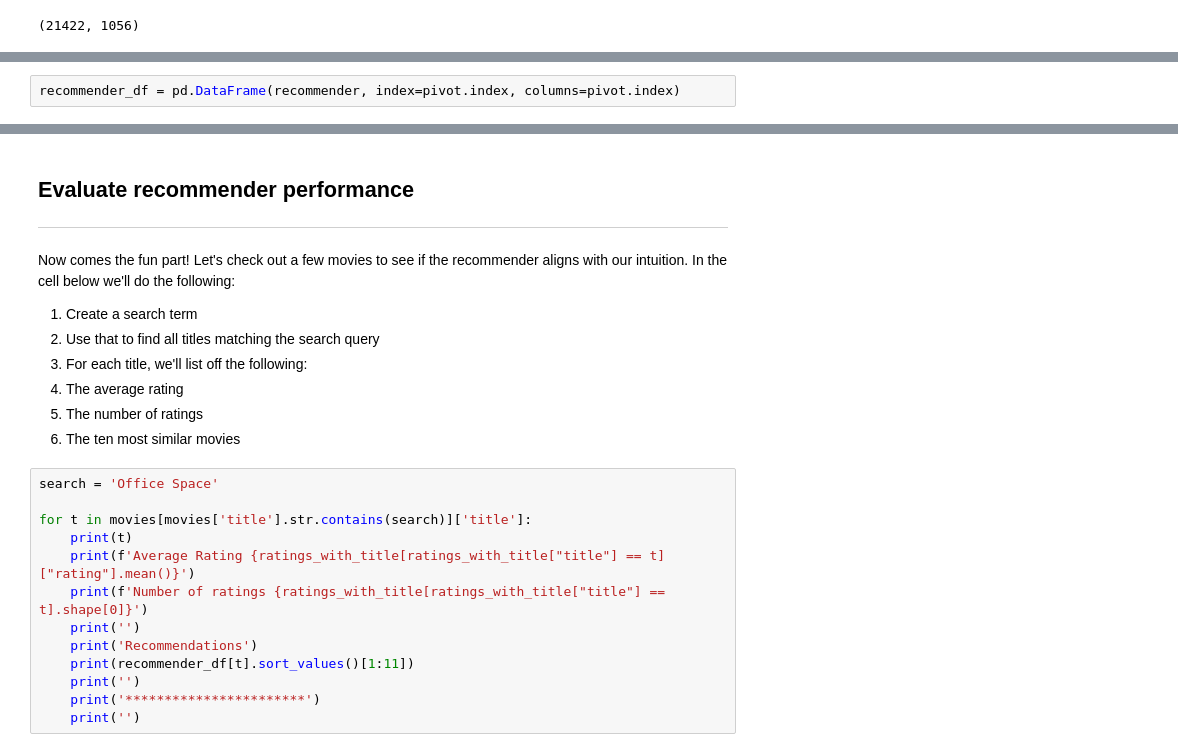
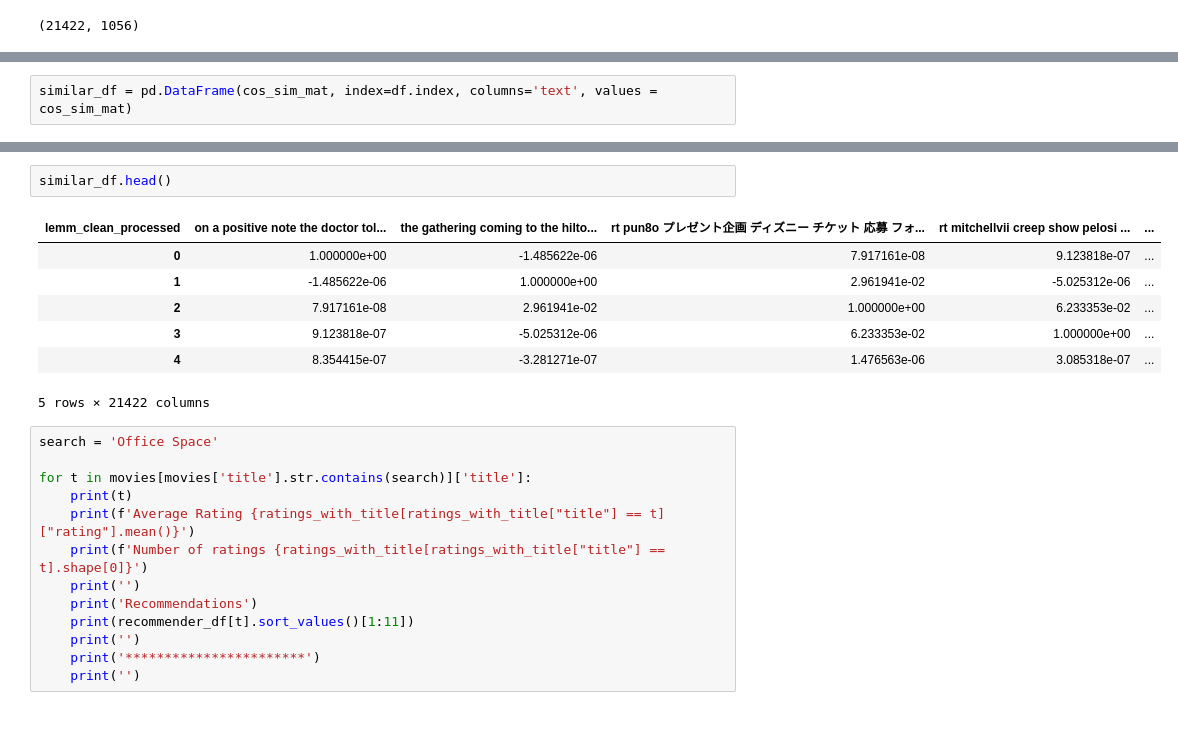
Before and after one commit to csinatra/Twitter-Disaster-Repo, a Jupyter notebook: Chris/EDA.ipynb, the cells around one changed output, grey strips where cells are left out. Cells and saved outputs as stored; diff of their text form; blank space fills up the shorter version.

```diff
--- a/Chris/EDA.ipynb
+++ b/Chris/EDA.ipynb
@@ -426,2 +494,2 @@ pivot=pd.pivot_table(ratings_with_title, index='title', columns='userId', values
 # %%
-recommender_df = pd.DataFrame(recommender, index=pivot.index, columns=pivot.index)
+similar_df = pd.DataFrame(cos_sim_mat, index=df.index, columns='text', values = cos_sim_mat)
@@ -448,14 +498,13 @@ Name: Matrix, The (1999), Length: 9719, dtype: float64
-# %% [markdown]
-## Evaluate recommender performance
----
-
-Now comes the fun part! Let's check out a few movies to see if the recommender aligns with our intuition. In the cell below we'll do the following:
-1. Create a search term
-2. Use that to find all titles matching the search query
-3. For each title, we'll list off the following:
-  1. The average rating
-  2. The number of ratings
-  3. The ten most similar movies
+# %%
+similar_df.head()
+# %% [output]
+| lemm_clean_processed | on a positive note the doctor tol... | the gathering coming to the hilto... | rt pun8o プレゼント企画 ディズニー チケット 応募 フォ... | rt mitchellvii creep show pelosi ... | ... |
+| 0 | 1.000000e+00 | -1.485622e-06 | 7.917161e-08 | 9.123818e-07 | ... |
+| 1 | -1.485622e-06 | 1.000000e+00 | 2.961941e-02 | -5.025312e-06 | ... |
+| 2 | 7.917161e-08 | 2.961941e-02 | 1.000000e+00 | 6.233353e-02 | ... |
+| 3 | 9.123818e-07 | -5.025312e-06 | 6.233353e-02 | 1.000000e+00 | ... |
+| 4 | 8.354415e-07 | -3.281271e-07 | 1.476563e-06 | 3.085318e-07 | ... |
+5 rows × 21422 columns
 # %%
 search = 'Office Space'
 
```
Also changed, not shown: parts of 29 cells of this notebook, 7 other files.
